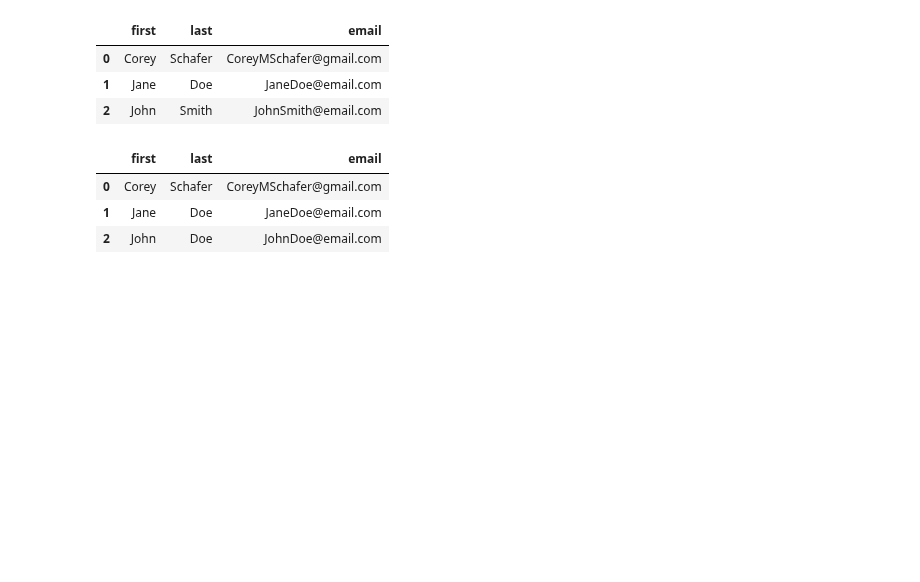
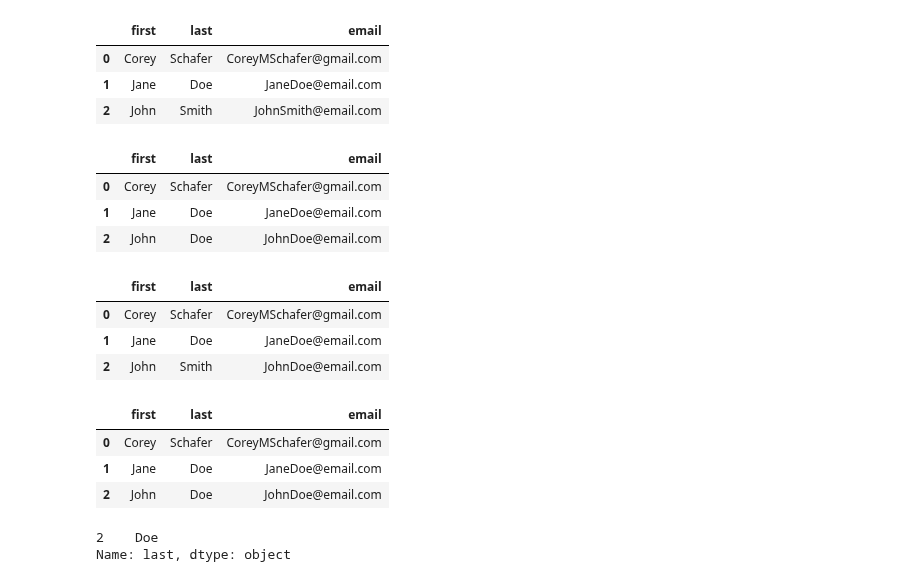
Before and after one commit to jechea14/Pandas-learning, a Jupyter notebook: pandas-demos.ipynb, the cells around one changed output. Drawn from its saved outputs; the diff is of its cells as text; code cells hidden in the pictures; blank space fills up the shorter version.

```diff
--- a/pandas-demos.ipynb
+++ b/pandas-demos.ipynb
@@ -417,3 +416,25 @@ df_people
 | 0 | Corey | Schafer | CoreyMSchafer@gmail.com |
 | 1 | Jane | Doe | JaneDoe@email.com |
 | 2 | John | Doe | JohnDoe@email.com |
+# %%
+df_people.loc[2, 'last']  = 'Smith'
+df_people
+# %% [output]
+|  | first | last | email |
+| 0 | Corey | Schafer | CoreyMSchafer@gmail.com |
+| 1 | Jane | Doe | JaneDoe@email.com |
+| 2 | John | Smith | JohnDoe@email.com |
+# %%
+df_people.at[2, 'last']  = 'Doe'
+df_people
+# %% [output]
+|  | first | last | email |
+| 0 | Corey | Schafer | CoreyMSchafer@gmail.com |
+| 1 | Jane | Doe | JaneDoe@email.com |
+| 2 | John | Doe | JohnDoe@email.com |
+# %%
+filt = df_people['email'] == 'JohnDoe@email.com'
+df_people[filt]['last']
+# %% [output]
+2    Doe
+Name: last, dtype: object
```
Also changed, not shown: parts of 2 cells of this notebook, 3 other files.
